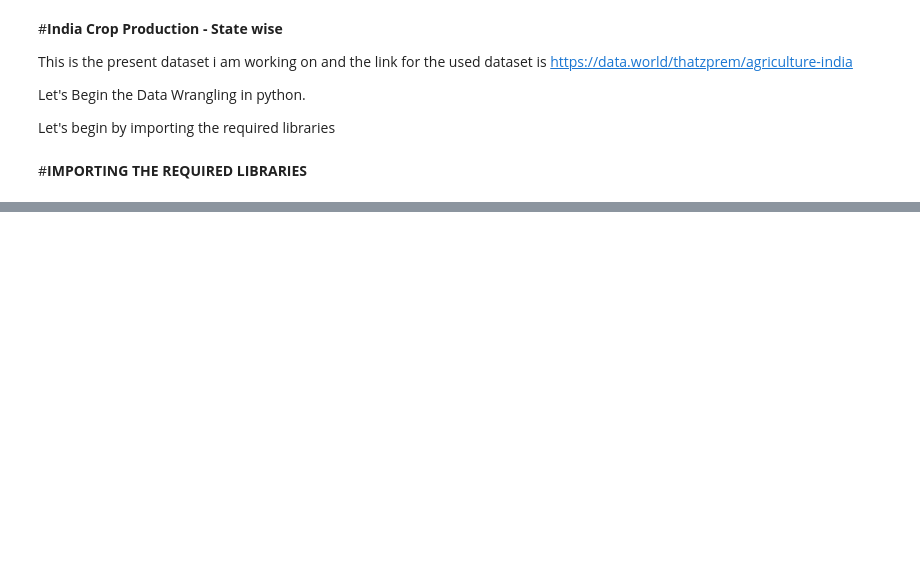
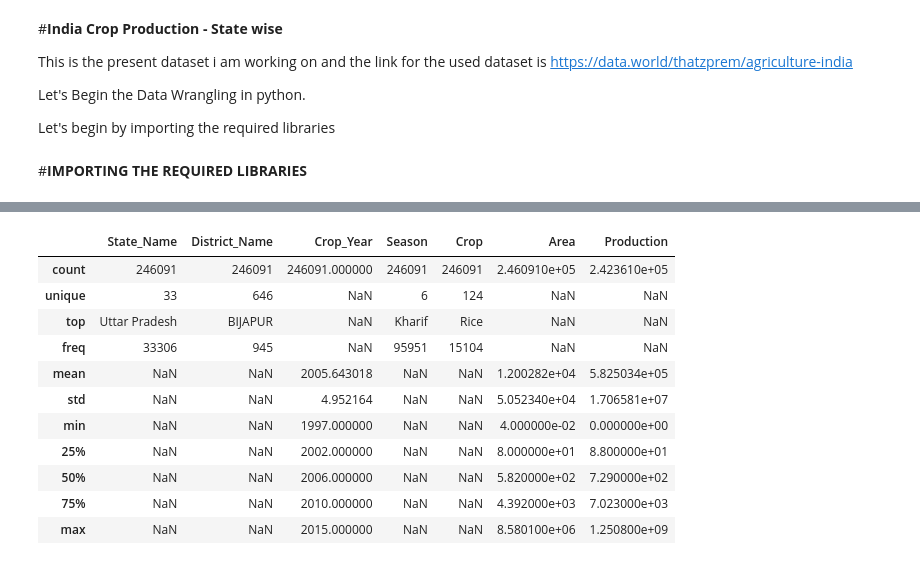
Before and after one commit to Reyansh4/Data_Analytics, a Jupyter notebook: main.ipynb, the cells around one changed output, grey strips where cells are left out. Saved outputs shown, nothing was run; the diff lists cells and outputs as text; code cells hidden in the pictures; blank space fills up the shorter version.

```diff
--- a/main.ipynb
+++ b/main.ipynb
@@ -30,0 +73,15 @@ data
+# %%
+data.describe(include="all")
+# %% [output]
+|  | State_Name | District_Name | Crop_Year | Season | Crop | Area | Production |
+| count | 246091 | 246091 | 246091.000000 | 246091 | 246091 | 2.460910e+05 | 2.423610e+05 |
+| unique | 33 | 646 | NaN | 6 | 124 | NaN | NaN |
+| top | Uttar Pradesh | BIJAPUR | NaN | Kharif | Rice | NaN | NaN |
+| freq | 33306 | 945 | NaN | 95951 | 15104 | NaN | NaN |
+| mean | NaN | NaN | 2005.643018 | NaN | NaN | 1.200282e+04 | 5.825034e+05 |
+| std | NaN | NaN | 4.952164 | NaN | NaN | 5.052340e+04 | 1.706581e+07 |
+| min | NaN | NaN | 1997.000000 | NaN | NaN | 4.000000e-02 | 0.000000e+00 |
+| 25% | NaN | NaN | 2002.000000 | NaN | NaN | 8.000000e+01 | 8.800000e+01 |
+| 50% | NaN | NaN | 2006.000000 | NaN | NaN | 5.820000e+02 | 7.290000e+02 |
+| 75% | NaN | NaN | 2010.000000 | NaN | NaN | 4.392000e+03 | 7.023000e+03 |
+| max | NaN | NaN | 2015.000000 | NaN | NaN | 8.580100e+06 | 1.250800e+09 |
```
Also changed, not shown: parts of 16 cells of this notebook.
